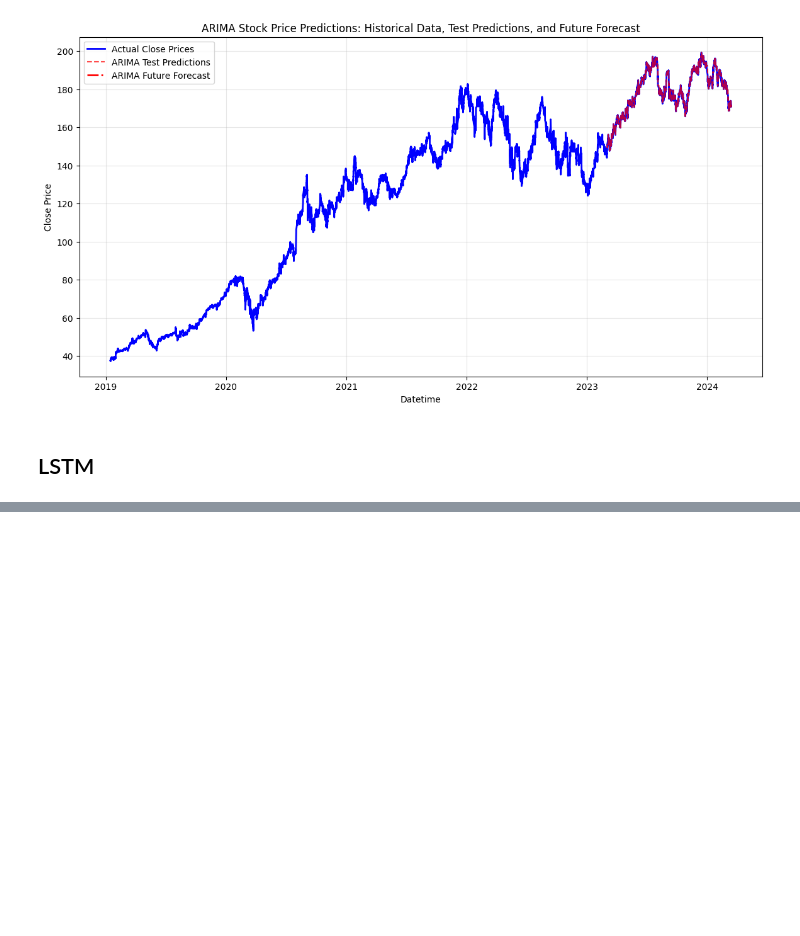
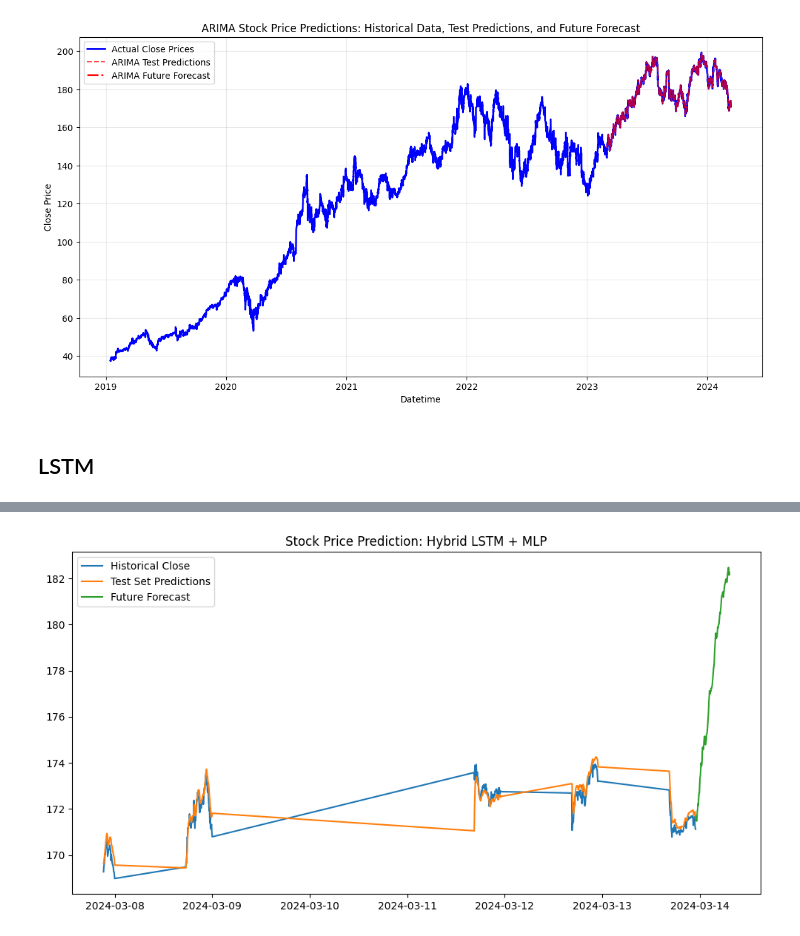
Before and after one commit to JacksonWung/CIS545_Repo, a Jupyter notebook: notebooks/03_Model_Training copy.ipynb, the cells around one changed output, grey strips where cells are left out. Cells and saved outputs as stored; diff of their text form; code cells hidden in the pictures; blank space fills up the shorter version.

```diff
--- a/notebooks/03_Model_Training copy.ipynb
+++ b/notebooks/03_Model_Training copy.ipynb
@@ -458,0 +642,22 @@ plt.show()
+# %%
+N = 350  # 想显示的最后数据数量
+
+plt.figure(figsize=(12, 6))
+
+# Historical
+plt.plot(close_prices.index[-N:], close_prices.values[-N:], label='Historical Close')
+
+# Test predictions
+test_index_plot = close_prices.index[seq_length + mlp_train_size : seq_length + mlp_train_size + len(test_preds_actual)]
+if len(test_index_plot) == len(test_preds_actual):
+    # 同样只显示最后 N 的部分
+    plt.plot(test_index_plot[-N:], test_preds_actual[-N:], label='Test Set Predictions')
+
+# Future forecast
+plt.plot(forecast_series.index[-N:], forecast_series.values[-N:], label='Future Forecast')
+
+plt.legend()
+plt.title("Stock Price Prediction: Hybrid LSTM + MLP")
+plt.show()
+# %% [output]
+[figure, added]
```
Also changed, not shown: parts of 16 cells of this notebook, 4 other files.
